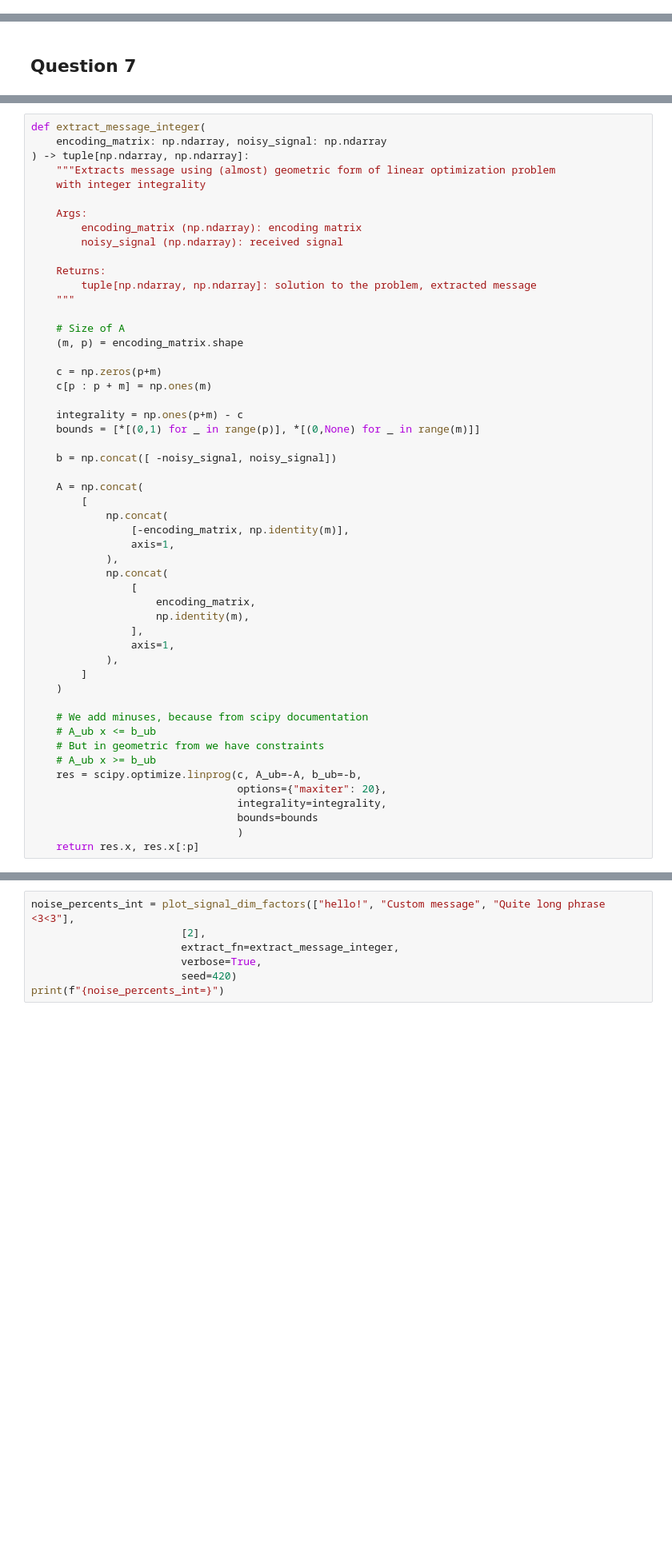
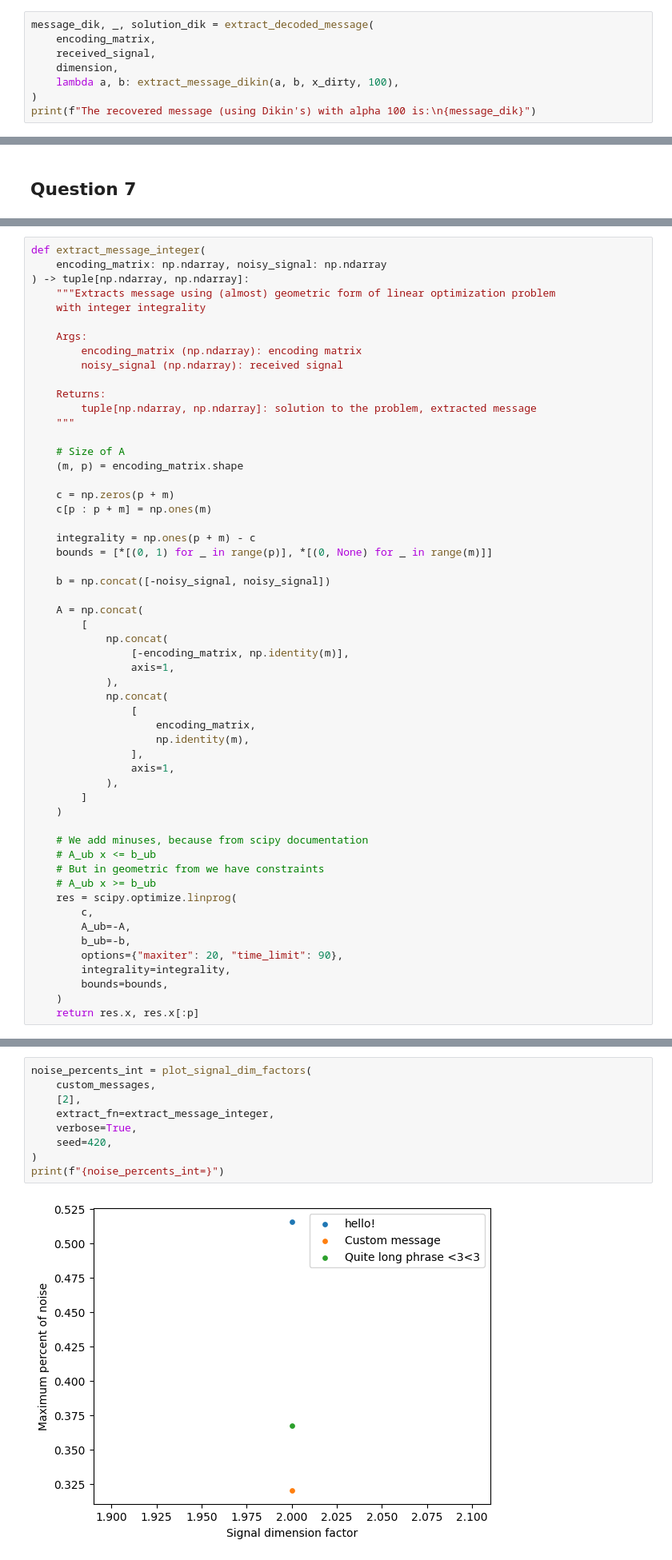
Before and after one commit to dsomni/optimization-f24, a Jupyter notebook: solution.ipynb, the cells around one changed output, grey strips where cells are left out. Shown: that part at 80% size. Drawn from its saved outputs; the diff is of its cells as text; blank space fills up the shorter version.

```diff
--- a/solution.ipynb
+++ b/solution.ipynb
@@ -541,0 +804,8 @@ solvers provided by SciPy*
+# %%
+message_dik, _, solution_dik = extract_decoded_message(
+    encoding_matrix,
+    received_signal,
+    dimension,
+    lambda a, b: extract_message_dikin(a, b, x_dirty, 100),
+)
+print(f"The recovered message (using Dikin's) with alpha 100 is:\n{message_dik}")
@@ -562,13 +856,13 @@ def extract_message_integer(
     # Size of A
     (m, p) = encoding_matrix.shape
 
-    c = np.zeros(p+m)
+    c = np.zeros(p + m)
     c[p : p + m] = np.ones(m)
 
-    integrality = np.ones(p+m) - c
-    bounds = [*[(0,1) for _ in range(p)], *[(0,None) for _ in range(m)]]
+    integrality = np.ones(p + m) - c
+    bounds = [*[(0, 1) for _ in range(p)], *[(0, None) for _ in range(m)]]
 
-    b = np.concat([ -noisy_signal, noisy_signal])
+    b = np.concat([-noisy_signal, noisy_signal])
 
     A = np.concat(
         [
@@ -590,9 +884,12 @@ def extract_message_integer(
     # A_ub x <= b_ub
     # But in geometric from we have constraints
     # A_ub x >= b_ub
-    res = scipy.optimize.linprog(c, A_ub=-A, b_ub=-b,
-                                 options={"maxiter": 20},
-                                 integrality=integrality,
-                                 bounds=bounds
-                                 )
+    res = scipy.optimize.linprog(
+        c,
+        A_ub=-A,
+        b_ub=-b,
+        options={"maxiter": 20, "time_limit": 90},
+        integrality=integrality,
+        bounds=bounds,
+    )
     return res.x, res.x[:p]
@@ -606,7 +896,11 @@ def extract_message_integer(
 # %%
-noise_percents_int = plot_signal_dim_factors(["hello!", "Custom message", "Quite long phrase <3<3"],
-                        [2],
-                        extract_fn=extract_message_integer,
-                        verbose=True,
-                        seed=420)
+noise_percents_int = plot_signal_dim_factors(
+    custom_messages,
+    [2],
+    extract_fn=extract_message_integer,
+    verbose=True,
+    seed=420,
+)
 print(f"{noise_percents_int=}")
+# %% [output]
+[figure, added]
```
Also changed, not shown: parts of 29 cells of this notebook, 9 other files.
